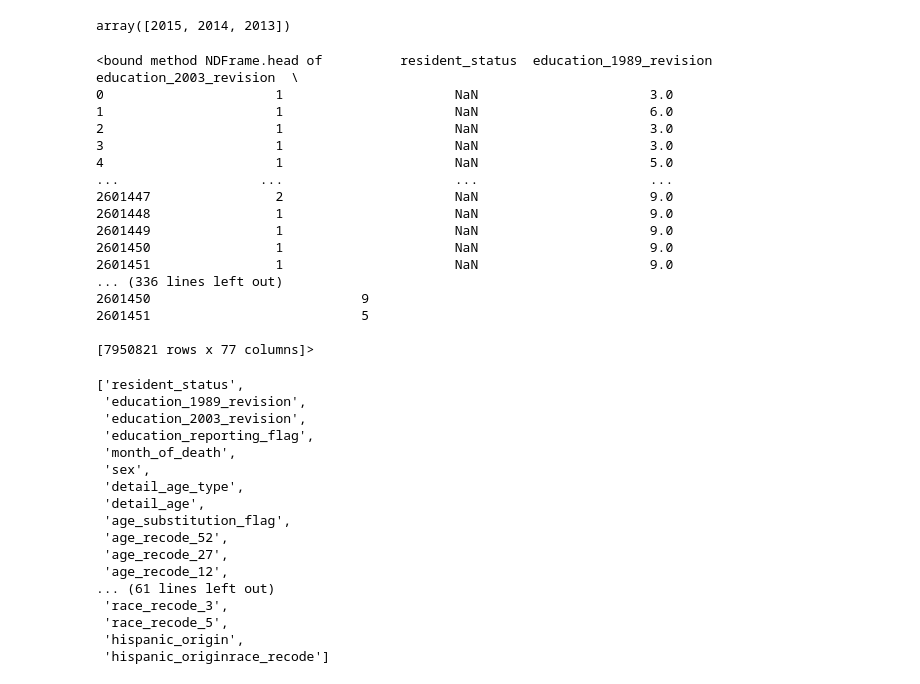
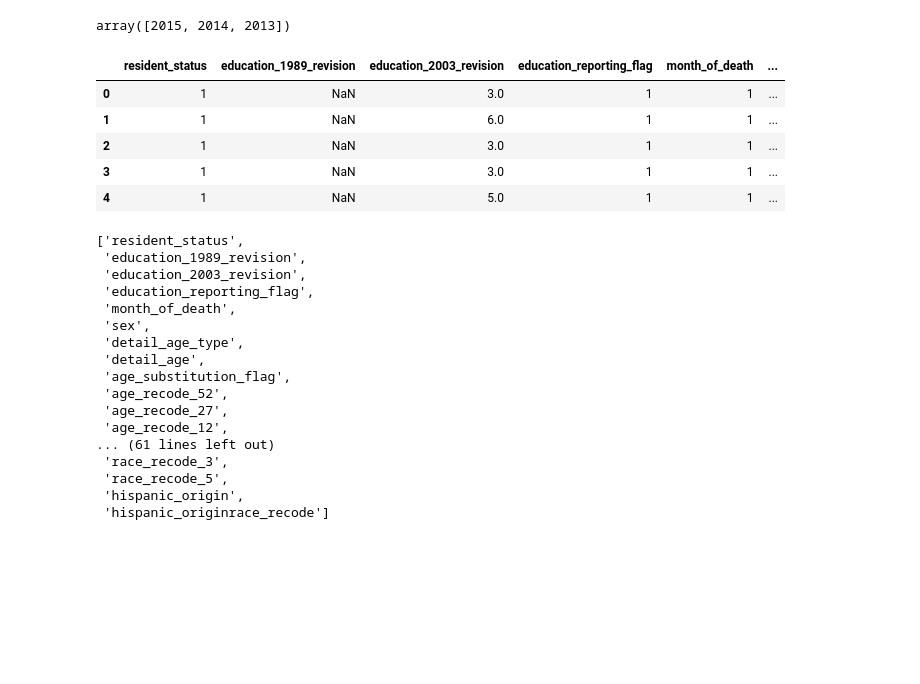
Before and after one commit to andrezafeu/maternal_mortality, a Jupyter notebook: CDC_dataset_cleaning.ipynb, the cells around one changed output. Drawn from its saved outputs; the diff is of its cells as text; code cells hidden in the pictures; blank space fills up the shorter version.

```diff
--- a/CDC_dataset_cleaning.ipynb
+++ b/CDC_dataset_cleaning.ipynb
@@ -35,25 +35,14 @@ df['current_data_year'].unique()
 # %% [output]
 array([2015, 2014, 2013])
 # %%
-df.head
+df.head()
 # %% [output]
-<bound method NDFrame.head of          resident_status  education_1989_revision  education_2003_revision  \
-0                      1                      NaN                      3.0
-1                      1                      NaN                      6.0
-2                      1                      NaN                      3.0
-3                      1                      NaN                      3.0
-4                      1                      NaN                      5.0
-...                  ...                      ...                      ...
-2601447                2                      NaN                      9.0
-2601448                1                      NaN                      9.0
-2601449                1                      NaN                      9.0
-2601450                1                      NaN                      9.0
-2601451                1                      NaN                      9.0
-... (336 lines left out)
-2601450                           9
-2601451                           5
-
-[7950821 rows x 77 columns]>
+|  | resident_status | education_1989_revision | education_2003_revision | education_reporting_flag | month_of_death | ... |
+| 0 | 1 | NaN | 3.0 | 1 | 1 | ... |
+| 1 | 1 | NaN | 6.0 | 1 | 1 | ... |
+| 2 | 1 | NaN | 3.0 | 1 | 1 | ... |
+| 3 | 1 | NaN | 3.0 | 1 | 1 | ... |
+| 4 | 1 | NaN | 5.0 | 1 | 1 | ... |
 # %%
 display(list(df.columns.values))
 # %% [output]
```
Also changed, not shown: parts of 2 cells of this notebook.
